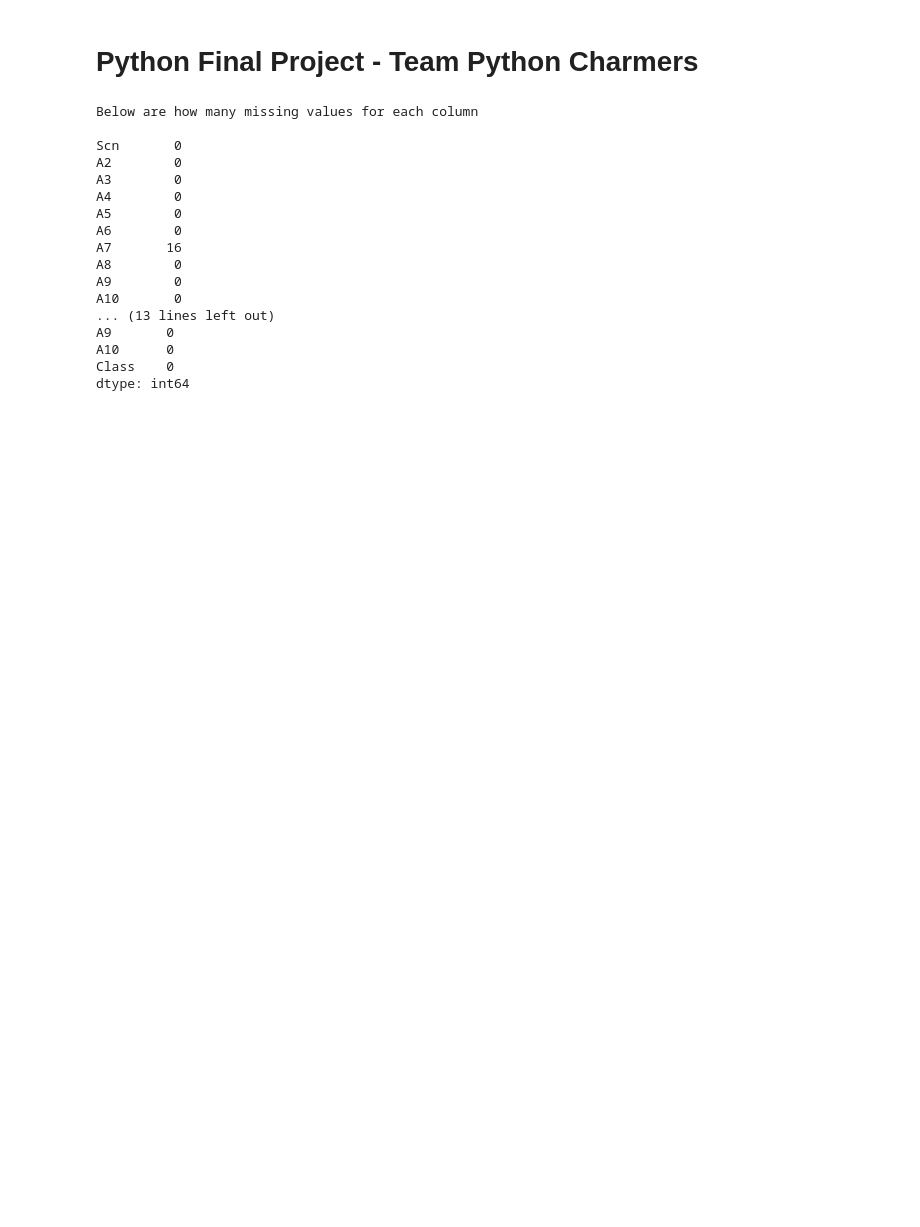
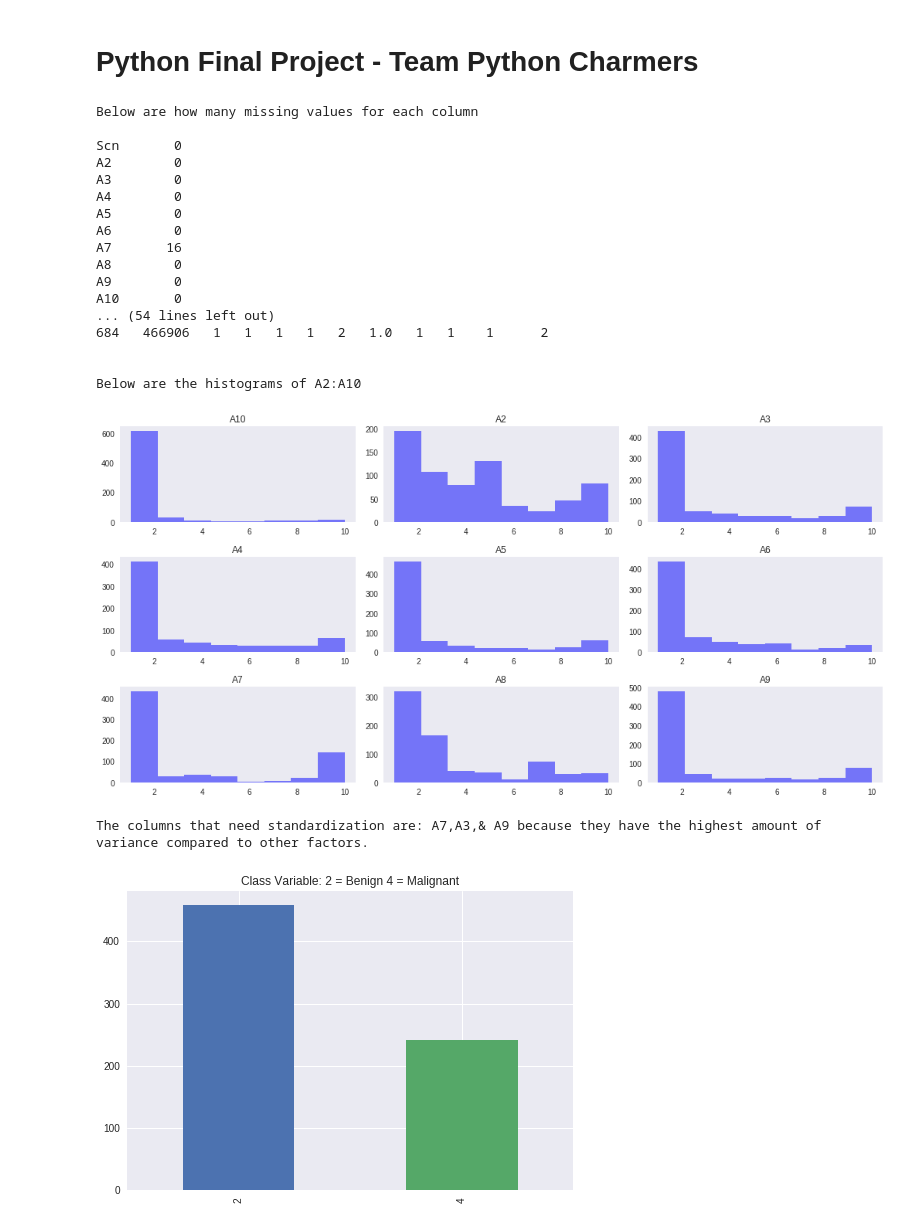
Before and after one commit to Python-Charmer/Final-Project-Team-Python-Charmer, a Jupyter notebook: Phase2/FinalProject.ipynb, the cells around one changed output. Cells and saved outputs as stored; diff of their text form; code cells hidden in the pictures; blank space fills up the shorter version.

```diff
--- a/Phase2/FinalProject.ipynb
+++ b/Phase2/FinalProject.ipynb
@@ -49,24 +109,28 @@ def plot_graphs(df):
 # %%
-# Main Function
+# Main Function Phase 1
 df = load_data()
 df = clean_missing(df)
-#sum_metrics(df)
-#plot_graphs(df)
+sum_metrics(df)
+plot_graphs(df)
+print("The columns that need standardization are: A7,A3,& A9 because they have the highest amount of variance compared to other factors.")
 # %% [output]
 Below are how many missing values for each column
 
 Scn       0
 A2        0
 A3        0
 A4        0
 A5        0
 A6        0
 A7       16
 A8        0
 A9        0
 A10       0
-... (13 lines left out)
-A9       0
-A10      0
-Class    0
-dtype: int64
+... (54 lines left out)
+684   466906   1   1   1   1   2   1.0   1   1    1      2
+
+
+Below are the histograms of A2:A10
+[figure, added]
+The columns that need standardization are: A7,A3,& A9 because they have the highest amount of variance compared to other factors.
+[figure, added]
```
Also changed, not shown: parts of 13 cells of this notebook.
